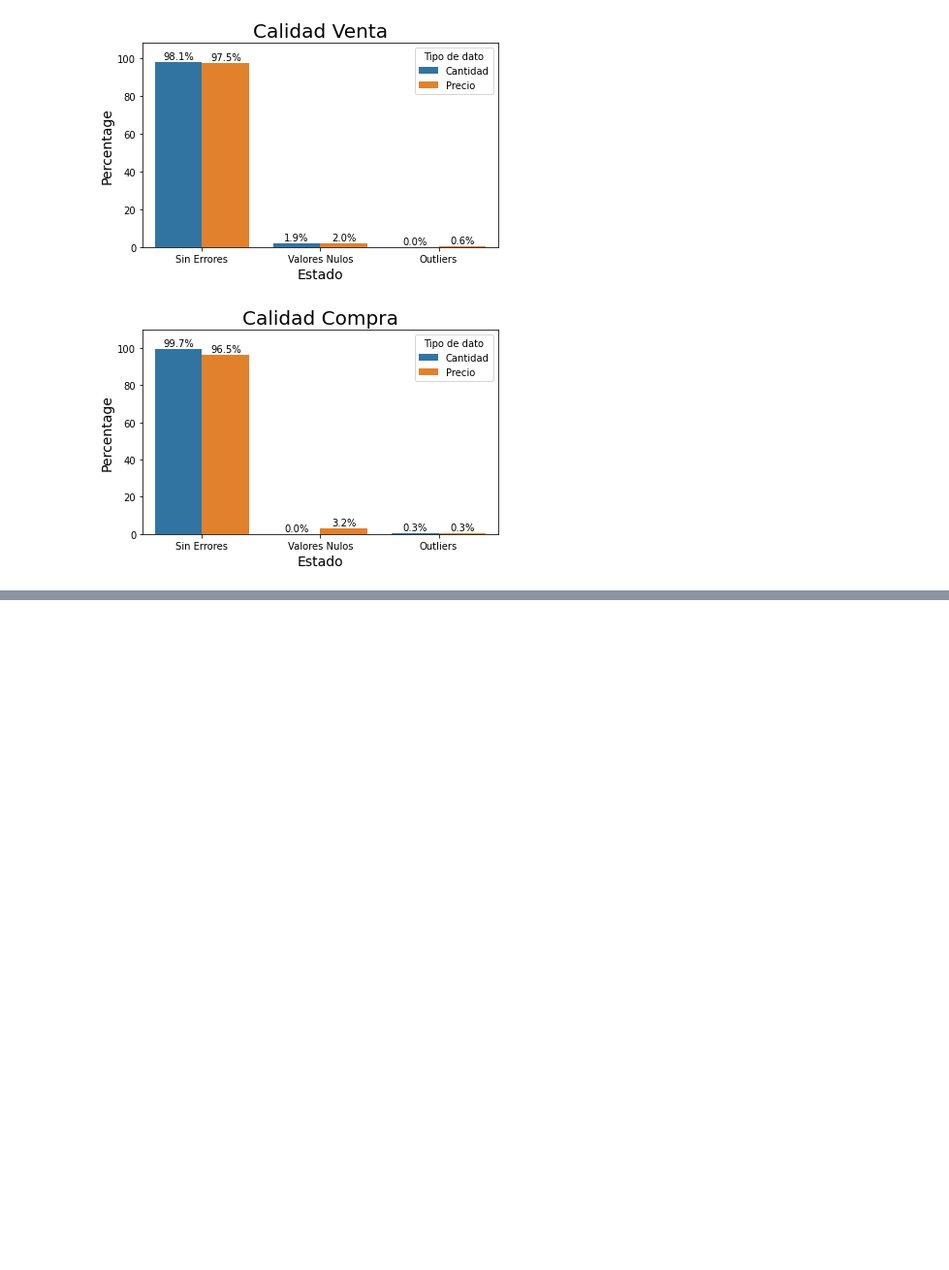
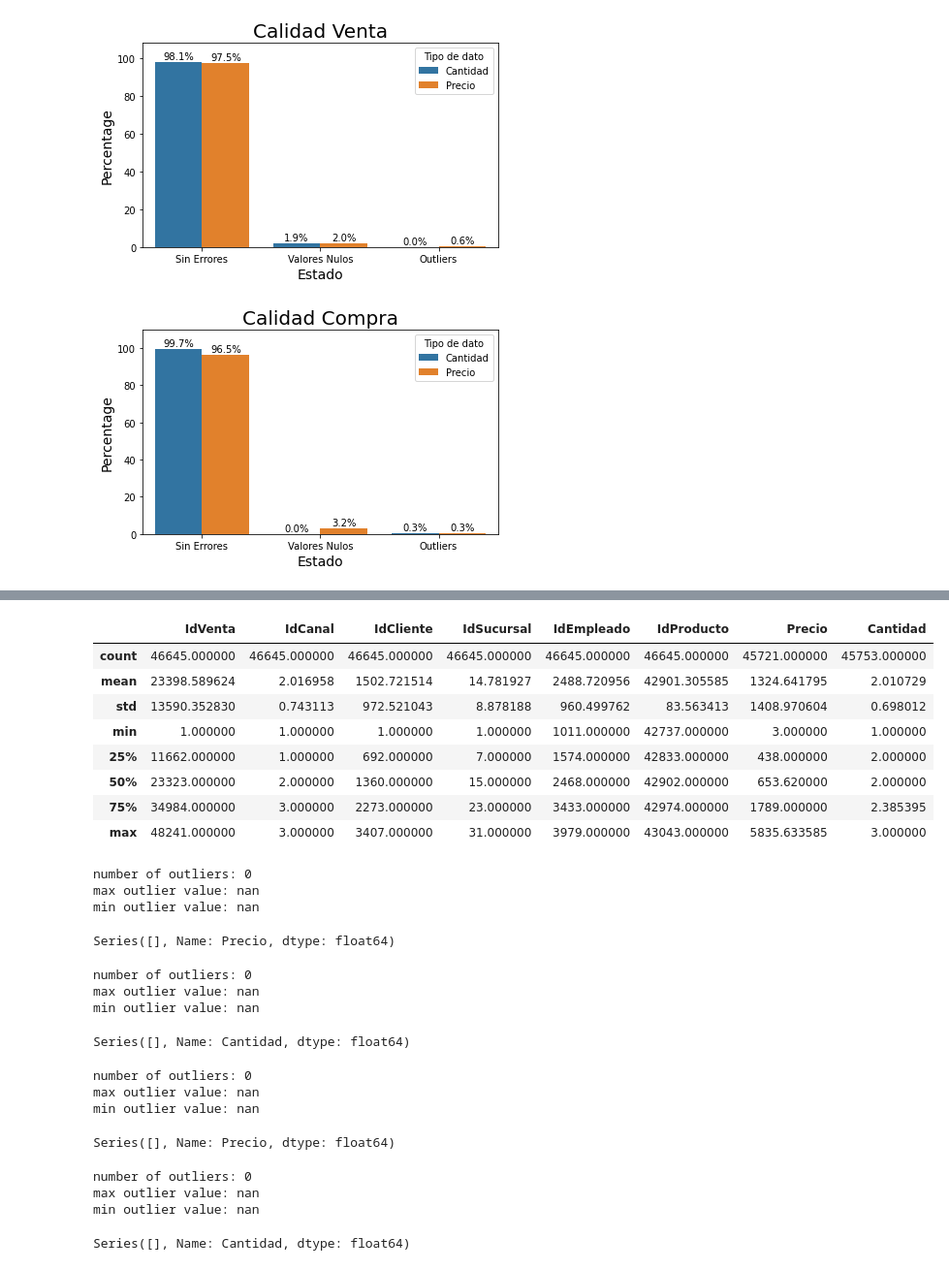
Before and after one commit to manusza/DS-PI-ProyectoIndividual, a Jupyter notebook: Datasets/Proyecto I.ipynb, the cells around one changed output, grey strips where cells are left out. Shown at 97% size. Drawn from its saved outputs; the diff is of its cells as text; code cells hidden in the pictures; blank space fills up the shorter version.

```diff
--- a/Datasets/Proyecto I.ipynb
+++ b/Datasets/Proyecto I.ipynb
@@ -389,0 +388,49 @@ ploteo_nan(df_gasto_plot, input("Como se llama su archivo?"))
+# %%
+#para limpiar el codigo primero nos enfocamos en los outliers que teniamos en compra y ventas, dado que tienen un porcentaje bajo, los reemplazamos con un mean
+
+
+def impute_outliers_IQR(df):
+
+   q1=df.quantile(0.25)
+
+   q3=df.quantile(0.75)
+
+   IQR=q3-q1
+
+   upper = df[~(df>(q3+1.5*IQR))].max()
+
+   lower = df[~(df<(q1-1.5*IQR))].min()
+
+   df = np.where(df > upper,
+
+       df.mean(),
+
+       np.where(
+
+           df < lower,
+
+           df.mean(),
+
+           df
+
+           )
+
+       )
+
+   return df
+
+df_venta.describe()
+df_venta["Precio"]=impute_outliers_IQR(df_venta["Precio"])
+df_venta["Cantidad"]=impute_outliers_IQR(df_venta["Cantidad"])
+df_compra["Precio"]=impute_outliers_IQR(df_compra["Precio"])
+df_compra["Cantidad"]=impute_outliers_IQR(df_compra["Cantidad"])
+df_venta.describe()
+
+
+#chequeamos que efectivamente ya no hay rastro de outliers
+
+outliers_description(df_venta["Precio"])
+outliers_description(df_venta["Cantidad"])
+outliers_description(df_compra["Precio"])
+outliers_description(df_compra["Cantidad"])
+# %% [output]
@@ -389,0 +446,25 @@ ploteo_nan(df_gasto_plot, input("Como se llama su archivo?"))
+|  | IdVenta | IdCanal | IdCliente | IdSucursal | IdEmpleado | IdProducto | Precio | Cantidad |
+| count | 46645.000000 | 46645.000000 | 46645.000000 | 46645.000000 | 46645.000000 | 46645.000000 | 45721.000000 | 45753.000000 |
+| mean | 23398.589624 | 2.016958 | 1502.721514 | 14.781927 | 2488.720956 | 42901.305585 | 1324.641795 | 2.010729 |
+| std | 13590.352830 | 0.743113 | 972.521043 | 8.878188 | 960.499762 | 83.563413 | 1408.970604 | 0.698012 |
+| min | 1.000000 | 1.000000 | 1.000000 | 1.000000 | 1011.000000 | 42737.000000 | 3.000000 | 1.000000 |
+| 25% | 11662.000000 | 1.000000 | 692.000000 | 7.000000 | 1574.000000 | 42833.000000 | 438.000000 | 2.000000 |
+| 50% | 23323.000000 | 2.000000 | 1360.000000 | 15.000000 | 2468.000000 | 42902.000000 | 653.620000 | 2.000000 |
+| 75% | 34984.000000 | 3.000000 | 2273.000000 | 23.000000 | 3433.000000 | 42974.000000 | 1789.000000 | 2.385395 |
+| max | 48241.000000 | 3.000000 | 3407.000000 | 31.000000 | 3979.000000 | 43043.000000 | 5835.633585 | 3.000000 |
+number of outliers: 0
+max outlier value: nan
+min outlier value: nan
+Series([], Name: Precio, dtype: float64)
+number of outliers: 0
+max outlier value: nan
+min outlier value: nan
+Series([], Name: Cantidad, dtype: float64)
+number of outliers: 0
+max outlier value: nan
+min outlier value: nan
+Series([], Name: Precio, dtype: float64)
+number of outliers: 0
+max outlier value: nan
+min outlier value: nan
+Series([], Name: Cantidad, dtype: float64)
```
Also changed, not shown: parts of 6 cells of this notebook, 3 other files.
